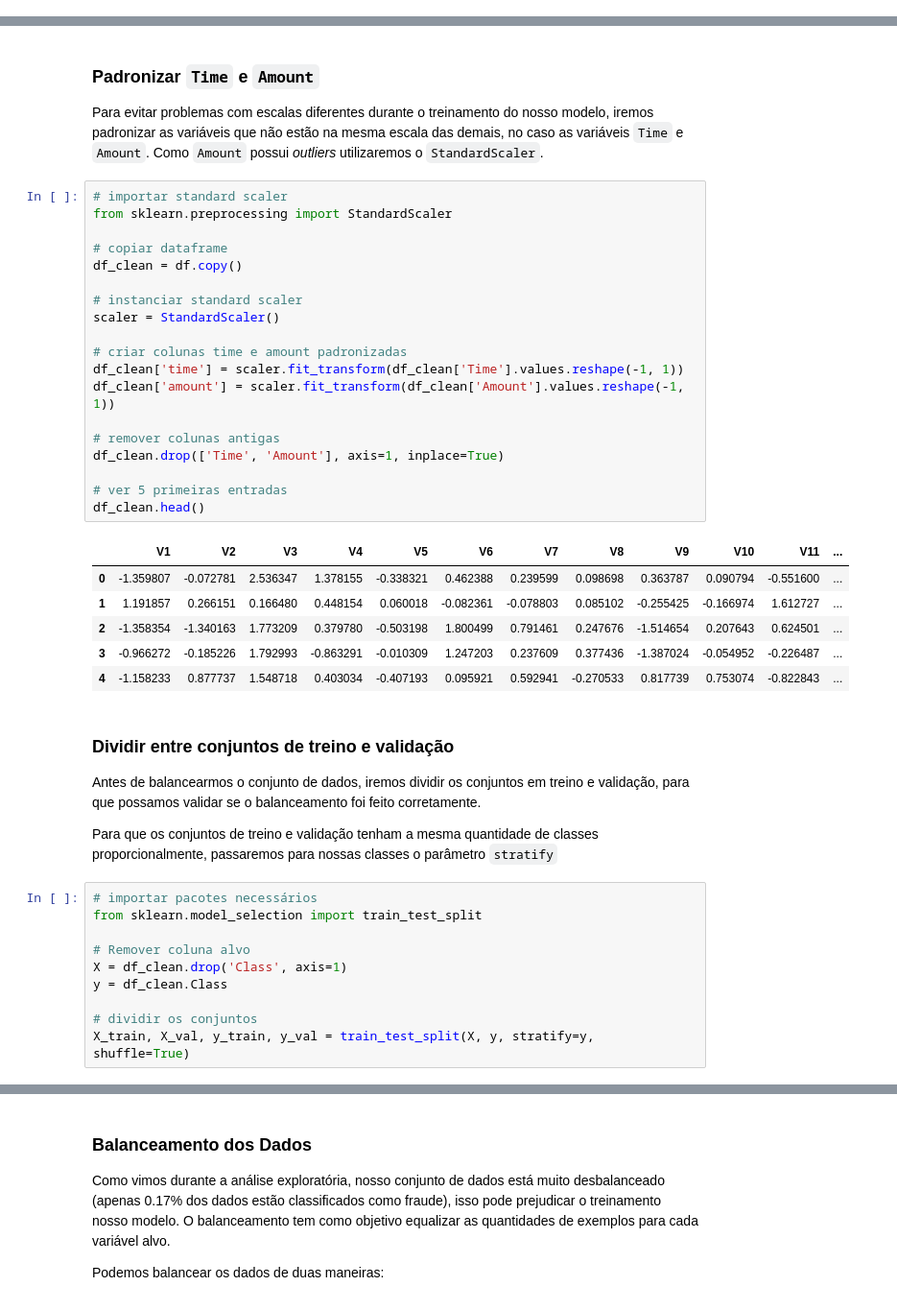
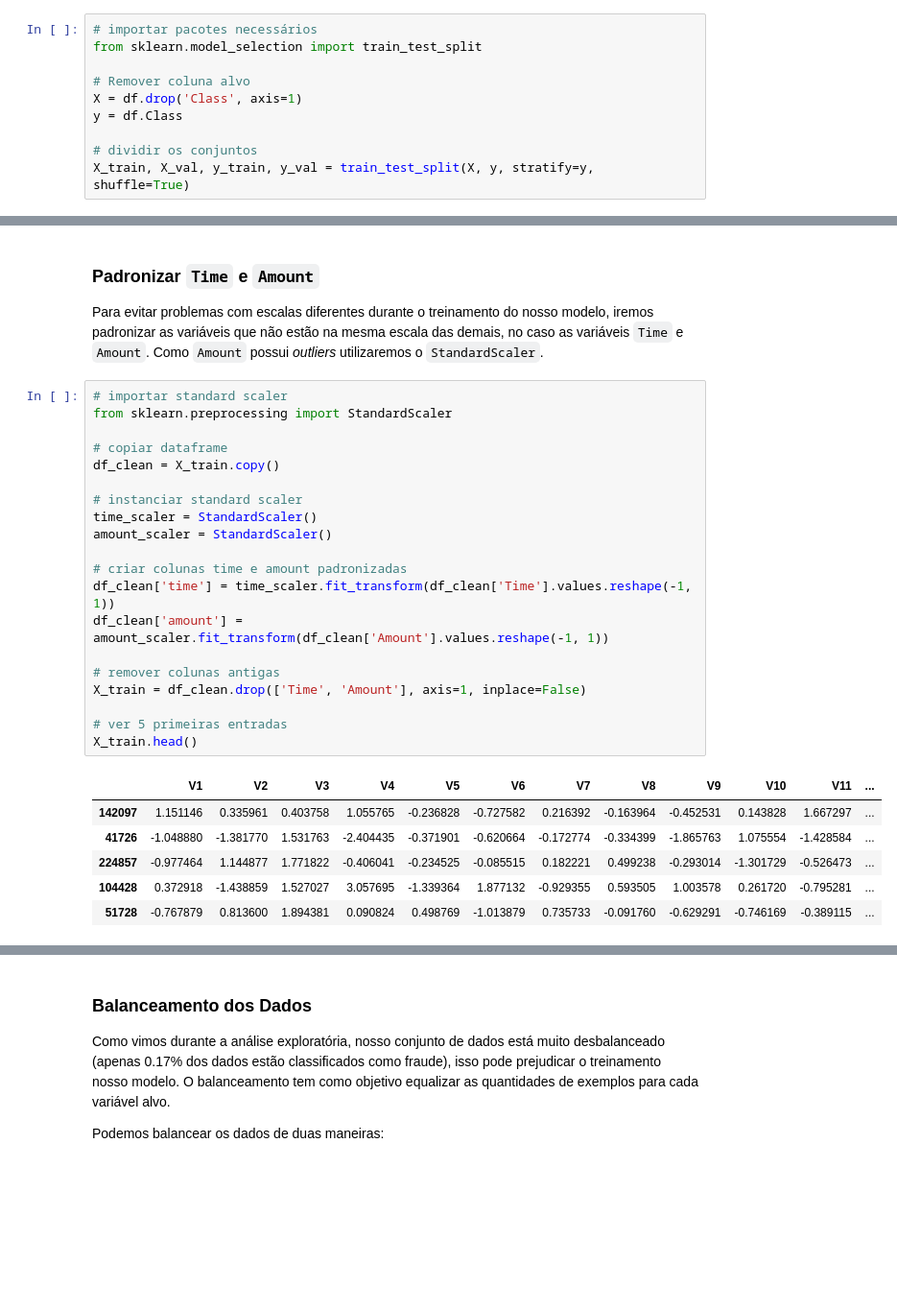
Before and after one commit to virb30/fraud-detection, a Jupyter notebook: Projeto_Detecção_de_Fraude_em_Cartões_de_Crédito.ipynb, the cells around one changed output, grey strips where cells are left out. Shown at 96% size. Cells and saved outputs as stored; diff of their text form; blank space fills up the shorter version.

```diff
--- a/Projeto_Detecção_de_Fraude_em_Cartões_de_Crédito.ipynb
+++ b/Projeto_Detecção_de_Fraude_em_Cartões_de_Crédito.ipynb
@@ -276,0 +283,10 @@ Na etapa de preparação dos dados precisamos:
+# %%
+# importar pacotes necessários
+from sklearn.model_selection import train_test_split
+
+# Remover coluna alvo
+X = df.drop('Class', axis=1)
+y = df.Class
+
+# dividir os conjuntos
+X_train, X_val, y_train, y_val = train_test_split(X, y, stratify=y, shuffle=True)
@@ -281,42 +308,27 @@ Para evitar problemas com escalas diferentes durante o treinamento do nosso mode
 # %%
 # importar standard scaler
 from sklearn.preprocessing import StandardScaler
 
 # copiar dataframe
-df_clean = df.copy()
+df_clean = X_train.copy()
 
 # instanciar standard scaler
-scaler = StandardScaler()
+time_scaler = StandardScaler()
+amount_scaler = StandardScaler()
 
 # criar colunas time e amount padronizadas
-df_clean['time'] = scaler.fit_transform(df_clean['Time'].values.reshape(-1, 1))
-df_clean['amount'] = scaler.fit_transform(df_clean['Amount'].values.reshape(-1, 1))
+df_clean['time'] = time_scaler.fit_transform(df_clean['Time'].values.reshape(-1, 1))
+df_clean['amount'] = amount_scaler.fit_transform(df_clean['Amount'].values.reshape(-1, 1))
 
 # remover colunas antigas
-df_clean.drop(['Time', 'Amount'], axis=1, inplace=True)
+X_train = df_clean.drop(['Time', 'Amount'], axis=1, inplace=False)
 
 # ver 5 primeiras entradas
-df_clean.head()
+X_train.head()
 # %% [output]
 |  | V1 | V2 | V3 | V4 | V5 | V6 | V7 | V8 | V9 | V10 | V11 | ... |
-| 0 | -1.359807 | -0.072781 | 2.536347 | 1.378155 | -0.338321 | 0.462388 | 0.239599 | 0.098698 | 0.363787 | 0.090794 | -0.551600 | ... |
-| 1 | 1.191857 | 0.266151 | 0.166480 | 0.448154 | 0.060018 | -0.082361 | -0.078803 | 0.085102 | -0.255425 | -0.166974 | 1.612727 | ... |
-| 2 | -1.358354 | -1.340163 | 1.773209 | 0.379780 | -0.503198 | 1.800499 | 0.791461 | 0.247676 | -1.514654 | 0.207643 | 0.624501 | ... |
-| 3 | -0.966272 | -0.185226 | 1.792993 | -0.863291 | -0.010309 | 1.247203 | 0.237609 | 0.377436 | -1.387024 | -0.054952 | -0.226487 | ... |
-| 4 | -1.158233 | 0.877737 | 1.548718 | 0.403034 | -0.407193 | 0.095921 | 0.592941 | -0.270533 | 0.817739 | 0.753074 | -0.822843 | ... |
+| 142097 | 1.151146 | 0.335961 | 0.403758 | 1.055765 | -0.236828 | -0.727582 | 0.216392 | -0.163964 | -0.452531 | 0.143828 | 1.667297 | ... |
+| 41726 | -1.048880 | -1.381770 | 1.531763 | -2.404435 | -0.371901 | -0.620664 | -0.172774 | -0.334399 | -1.865763 | 1.075554 | -1.428584 | ... |
+| 224857 | -0.977464 | 1.144877 | 1.771822 | -0.406041 | -0.234525 | -0.085515 | 0.182221 | 0.499238 | -0.293014 | -1.301729 | -0.526473 | ... |
+| 104428 | 0.372918 | -1.438859 | 1.527027 | 3.057695 | -1.339364 | 1.877132 | -0.929355 | 0.593505 | 1.003578 | 0.261720 | -0.795281 | ... |
+| 51728 | -0.767879 | 0.813600 | 1.894381 | 0.090824 | 0.498769 | -1.013879 | 0.735733 | -0.091760 | -0.629291 | -0.746169 | -0.389115 | ... |
-# %% [markdown]
-### Dividir entre conjuntos de treino e validação
-
-Antes de balancearmos o conjunto de dados, iremos dividir os conjuntos em treino e validação, para que possamos validar se o balanceamento foi feito corretamente.
-
-Para que os conjuntos de treino e validação tenham a mesma quantidade de classes proporcionalmente, passaremos para nossas classes o parâmetro `stratify`
-# %%
-# importar pacotes necessários
-from sklearn.model_selection import train_test_split
-
-# Remover coluna alvo
-X = df_clean.drop('Class', axis=1)
-y = df_clean.Class
-
-# dividir os conjuntos
-X_train, X_val, y_train, y_val = train_test_split(X, y, stratify=y, shuffle=True)
```
Also changed, not shown: parts of 23 cells of this notebook.
